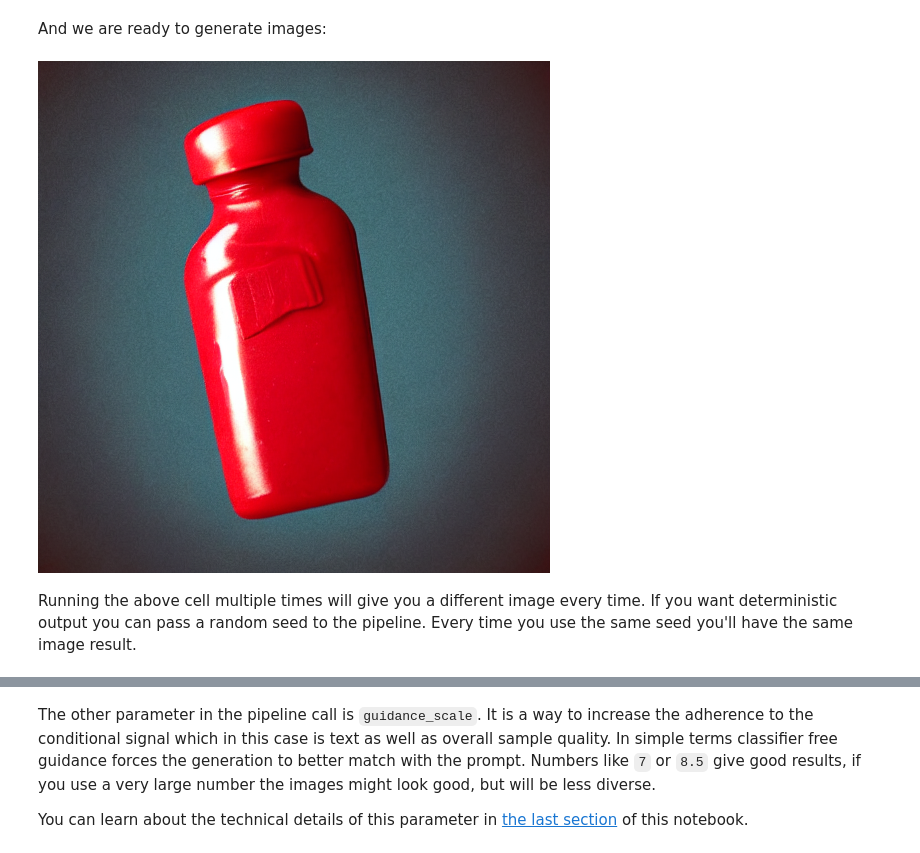
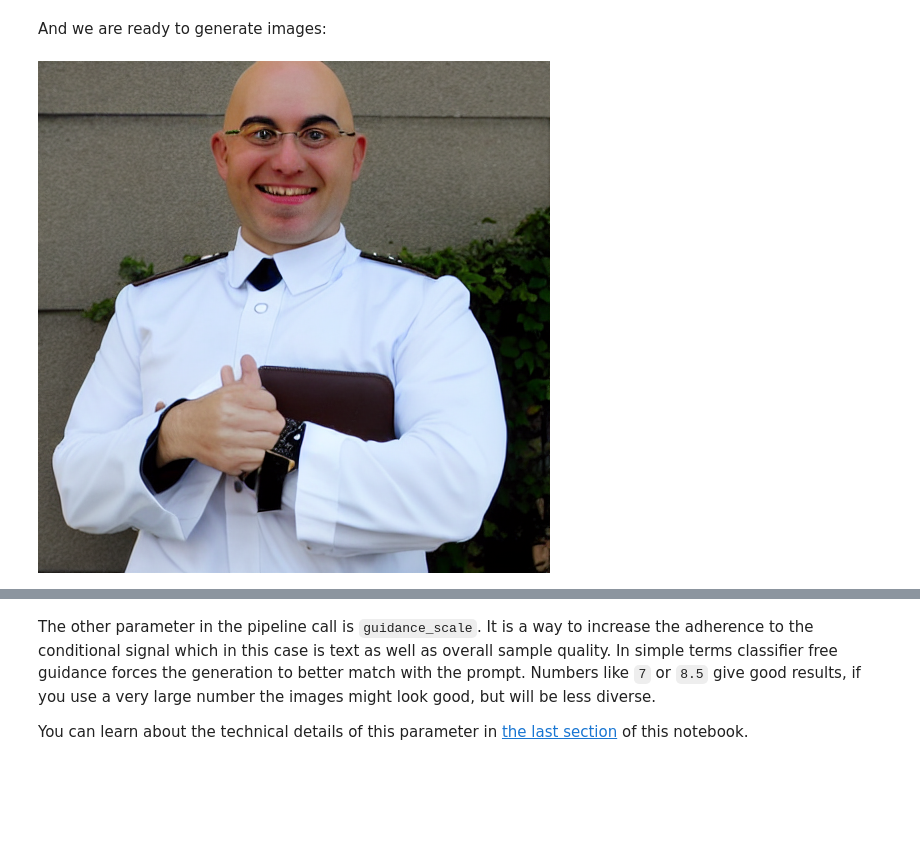
Before and after one commit to Rees8539/stable-diffusion, a Jupyter notebook: diffusers/stable_diffusion.ipynb, the cells around one changed output, grey strips where cells are left out. Cells and saved outputs as stored; diff of their text form; code cells hidden in the pictures; blank space fills up the shorter version.

Commit message:
modified image generation

```diff
--- a/diffusers/stable_diffusion.ipynb
+++ b/diffusers/stable_diffusion.ipynb
@@ -124,18 +124,16 @@ pipe = pipe.to(device)
 # %% [markdown]
 And we are ready to generate images:
 # %%
-prompt = "a man flying on a ketchup bottle"
+prompt = "a bald man in white uniform with brown briefcase"
 image = pipe(prompt).images[0]  # image here is in [PIL format](https://pillow.readthedocs.io/en/stable/)
 
 # Now to display an image you can either save it such as:
-image.save(f"astronaut_rides_horse.png")
+image.save(f"uniform.png")
 
 # or if you're in a google colab you can directly display it with
 image
 # %% [output]
-[figure, old version]
+[figure, new version]
-# %% [markdown]
-Running the above cell multiple times will give you a different image every time. If you want deterministic output you can pass a random seed to the pipeline. Every time you use the same seed you'll have the same image result.
 # %%
 generator = torch.Generator(device).manual_seed(1024)
 
```
Also changed, not shown: parts of 39 cells of this notebook.
